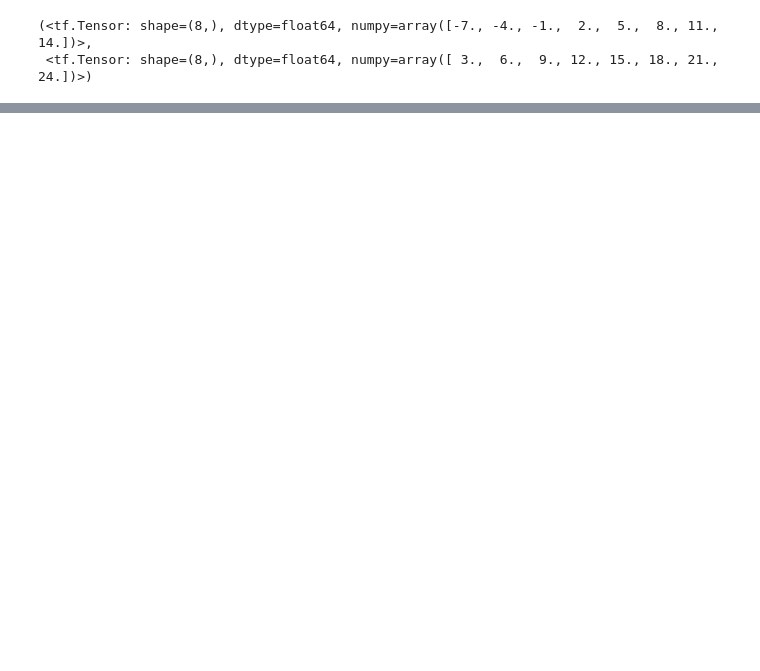
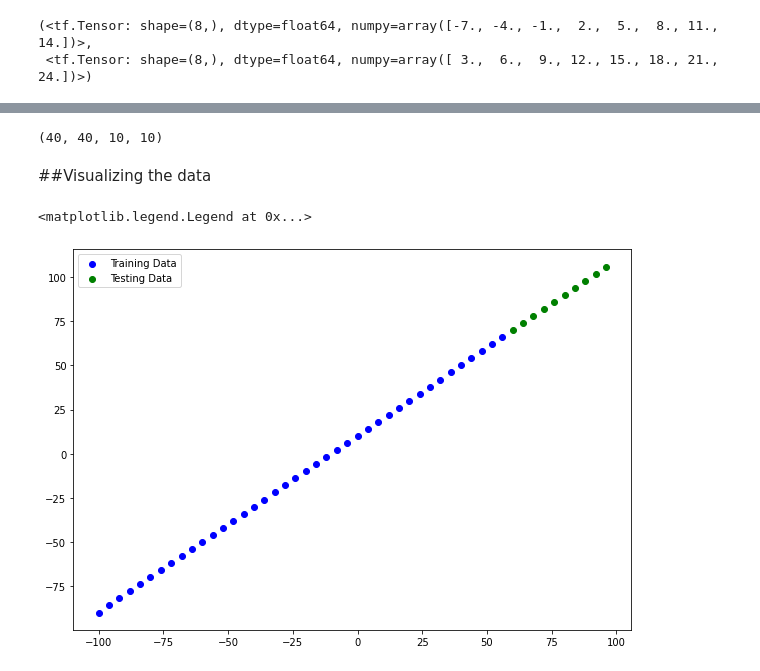
Before and after one commit to bakshitarun/python3_master_class, a Jupyter notebook: tensorflow/RegressionTensorflow.ipynb, the cells around one changed output, grey strips where cells are left out. Drawn from its saved outputs; the diff is of its cells as text; code cells hidden in the pictures; blank space fills up the shorter version.

```diff
--- a/tensorflow/RegressionTensorflow.ipynb
+++ b/tensorflow/RegressionTensorflow.ipynb
@@ -65,0 +134,27 @@ model.fit(X_train_full, y_train_full, epochs=100)
+# %%
+#For now lets split data into test and train
+
+#Train Data
+X_train = X[:40]
+y_train = y[:40]
+
+#test data
+X_test = X[40:]
+y_test =y[40:]
+
+
+len(X_train), len(y_train), len(X_test), len(y_test)
+# %% [output]
+(40, 40, 10, 10)
+# %% [markdown]
+##Visualizing the data
+# %%
+plt.figure(figsize=(10,7))
+#plot train data
+plt.scatter(X_train,y_train,c='b',label = 'Training Data')
+#plot test data
+plt.scatter(X_test,y_test,c='g',label = 'Testing Data')
+plt.legend()
+# %% [output]
+<matplotlib.legend.Legend at 0x...>
+[figure, added]
```
Also changed, not shown: parts of 27 cells of this notebook.
